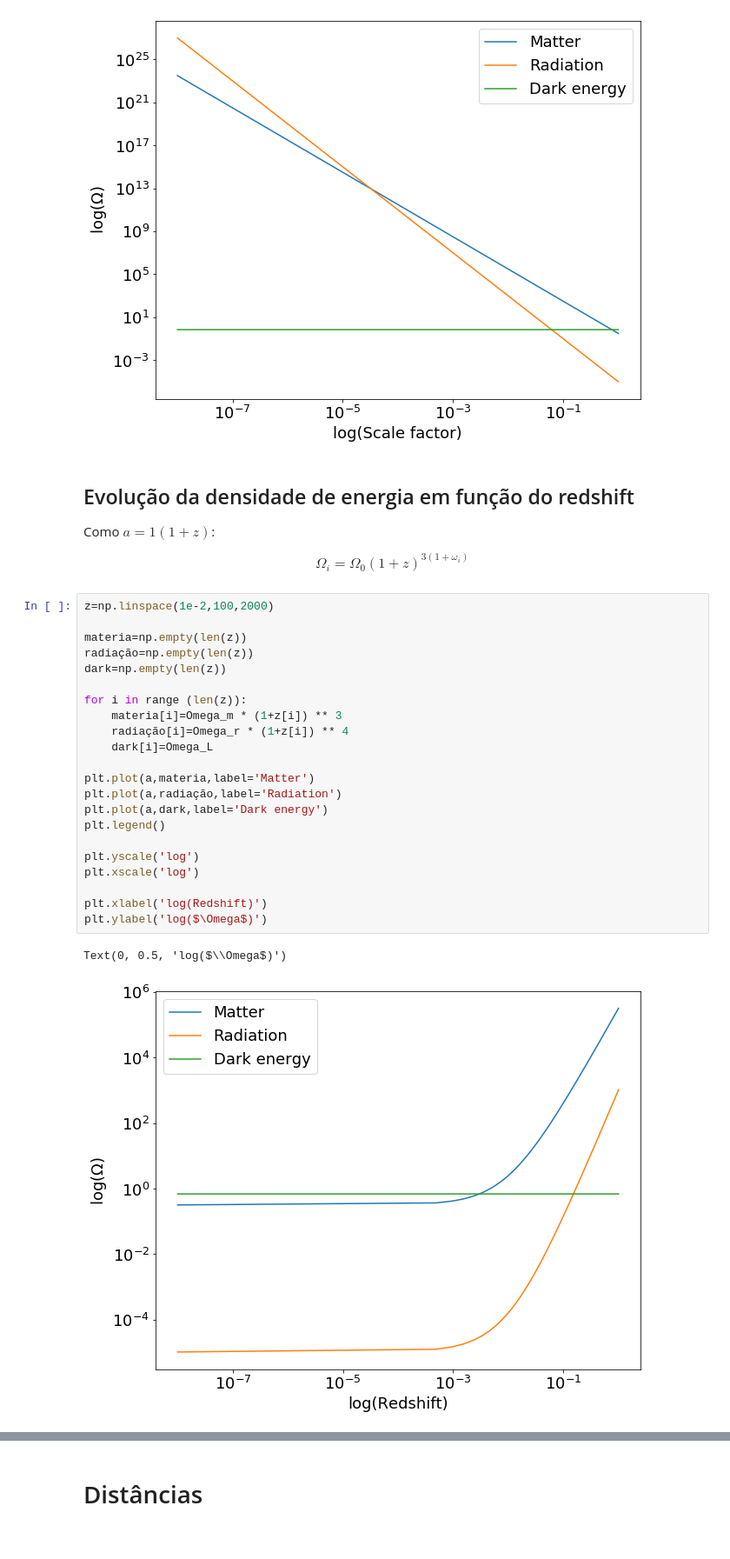
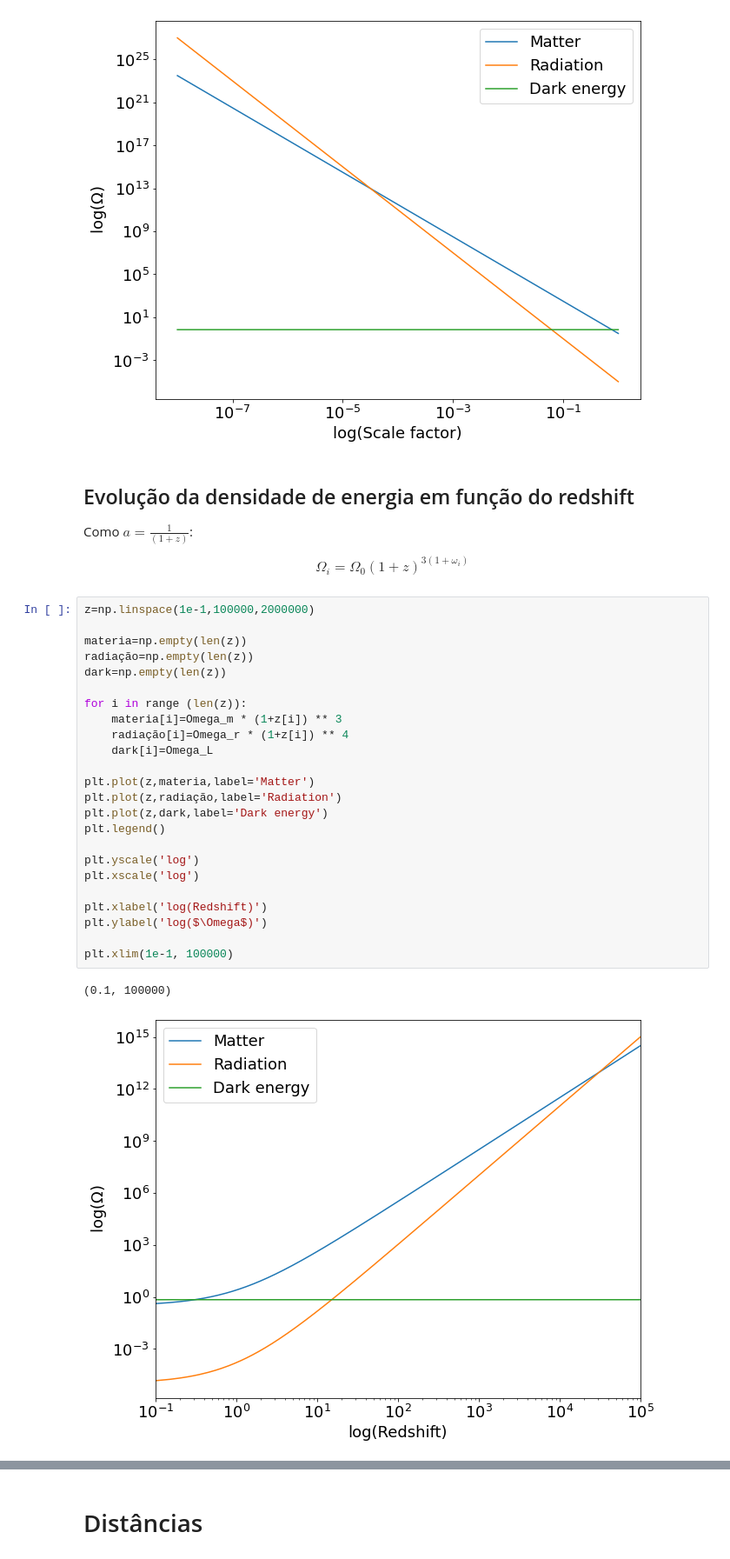
Before and after one commit to Corbanez97/Angular-correlation-CMB, a Jupyter notebook: UFE.ipynb, the cells around one changed output, grey strips where cells are left out. Shown at 87% size. Drawn from its saved outputs; the diff is of its cells as text.

```diff
--- a/UFE.ipynb
+++ b/UFE.ipynb
@@ -219,31 +229,33 @@ Text(0, 0.5, 'log($\\Omega$)')
 # %% [markdown]
 ## Evolução da densidade de energia em função do redshift
 
-Como $a=1(1+z)$:
+Como $a=\frac{1}{(1+z)}$:
 
 $$ \Omega_i = \Omega_0 (1+z)^{3(1+\omega_i)} $$
 # %%
-z=np.linspace(1e-2,100,2000)
+z=np.linspace(1e-1,100000,2000000)
 
 materia=np.empty(len(z))
 radiação=np.empty(len(z))
 dark=np.empty(len(z))
 
 for i in range (len(z)):
     materia[i]=Omega_m * (1+z[i]) ** 3
     radiação[i]=Omega_r * (1+z[i]) ** 4
     dark[i]=Omega_L
 
-plt.plot(a,materia,label='Matter')
-plt.plot(a,radiação,label='Radiation')
-plt.plot(a,dark,label='Dark energy')
+plt.plot(z,materia,label='Matter')
+plt.plot(z,radiação,label='Radiation')
+plt.plot(z,dark,label='Dark energy')
 plt.legend()
 
 plt.yscale('log')
 plt.xscale('log')
 
 plt.xlabel('log(Redshift)')
 plt.ylabel('log($\Omega$)')
+
+plt.xlim(1e-1, 100000)
 # %% [output]
-Text(0, 0.5, 'log($\\Omega$)')
+(0.1, 100000)
-[figure, old version]
+[figure, new version]
```
Also changed, not shown: parts of 16 cells of this notebook.
